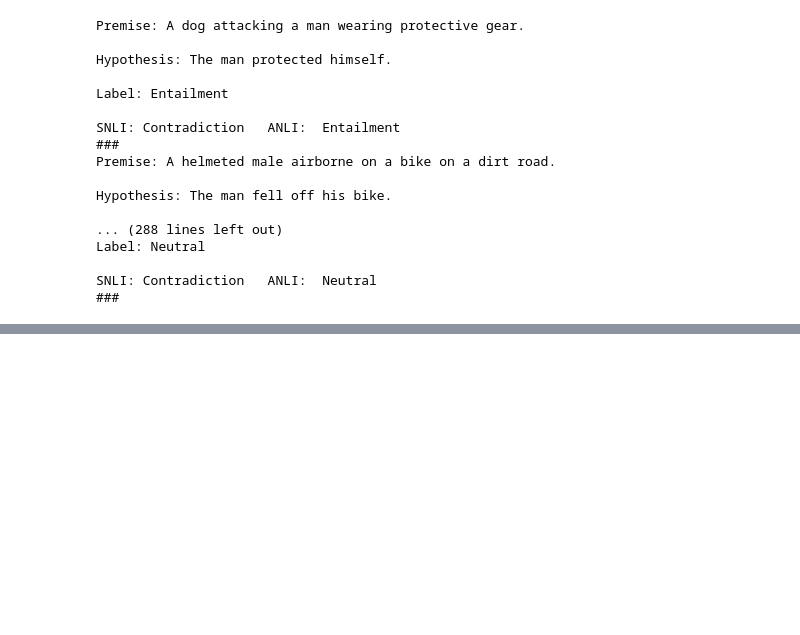
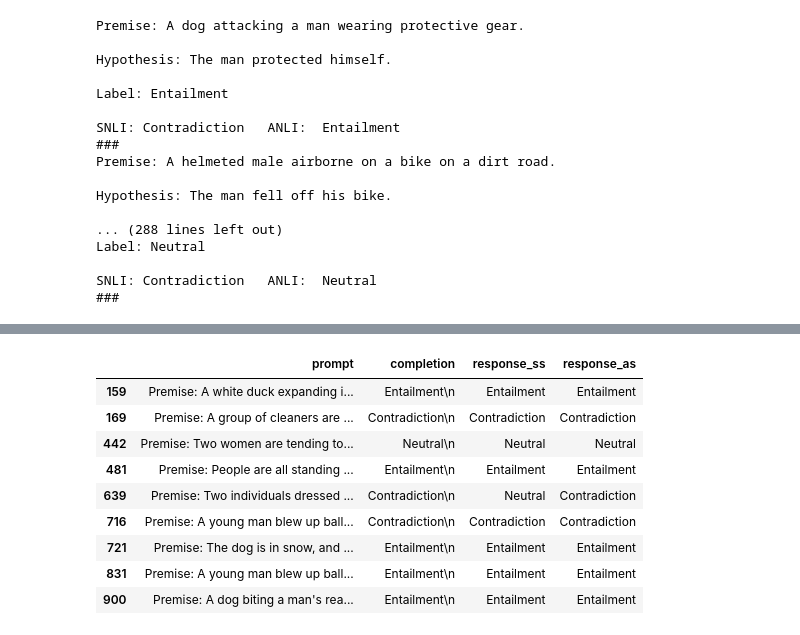
Before and after one commit to mingiryu/fp-dataset-artifacts, a Jupyter notebook: notebooks/examples - snli.ipynb, the cells around one changed output, grey strips where cells are left out. Saved outputs shown, nothing was run; the diff lists cells and outputs as text; code cells hidden in the pictures; blank space fills up the shorter version.

```diff
--- a/notebooks/examples - snli.ipynb
+++ b/notebooks/examples - snli.ipynb
@@ -196,0 +225,16 @@ SNLI: Entailment   ANLI:  Neutral
+# %%
+ss_as = ss.merge(as_, on=['prompt', 'completion'], suffixes=('_ss', '_as')).dropna()
+ss_as = ss_as[ss_as.prompt.str.contains('animal')]
+ss_as = ss_as[ss_as.response_as == ss_as.completion.str.strip()]
+ss_as
+# %% [output]
+|  | prompt | completion | response_ss | response_as |
+| 159 | Premise: A white duck expanding i... | Entailment\n | Entailment | Entailment |
+| 169 | Premise: A group of cleaners are ... | Contradiction\n | Contradiction | Contradiction |
+| 442 | Premise: Two women are tending to... | Neutral\n | Neutral | Neutral |
+| 481 | Premise: People are all standing ... | Entailment\n | Entailment | Entailment |
+| 639 | Premise: Two individuals dressed ... | Contradiction\n | Neutral | Contradiction |
+| 716 | Premise: A young man blew up ball... | Contradiction\n | Contradiction | Contradiction |
+| 721 | Premise: The dog is in snow, and ... | Entailment\n | Entailment | Entailment |
+| 831 | Premise: A young man blew up ball... | Entailment\n | Entailment | Entailment |
+| 900 | Premise: A dog biting a man's rea... | Entailment\n | Entailment | Entailment |
```
Also changed, not shown: parts of 13 cells of this notebook, 3 other files.
